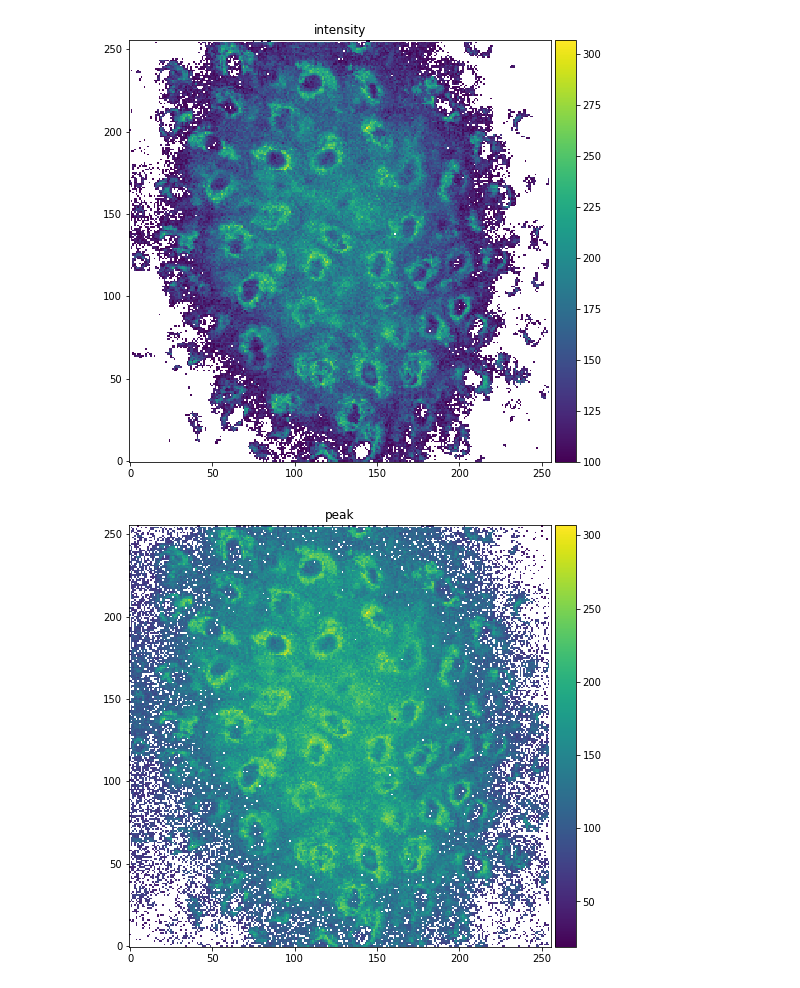
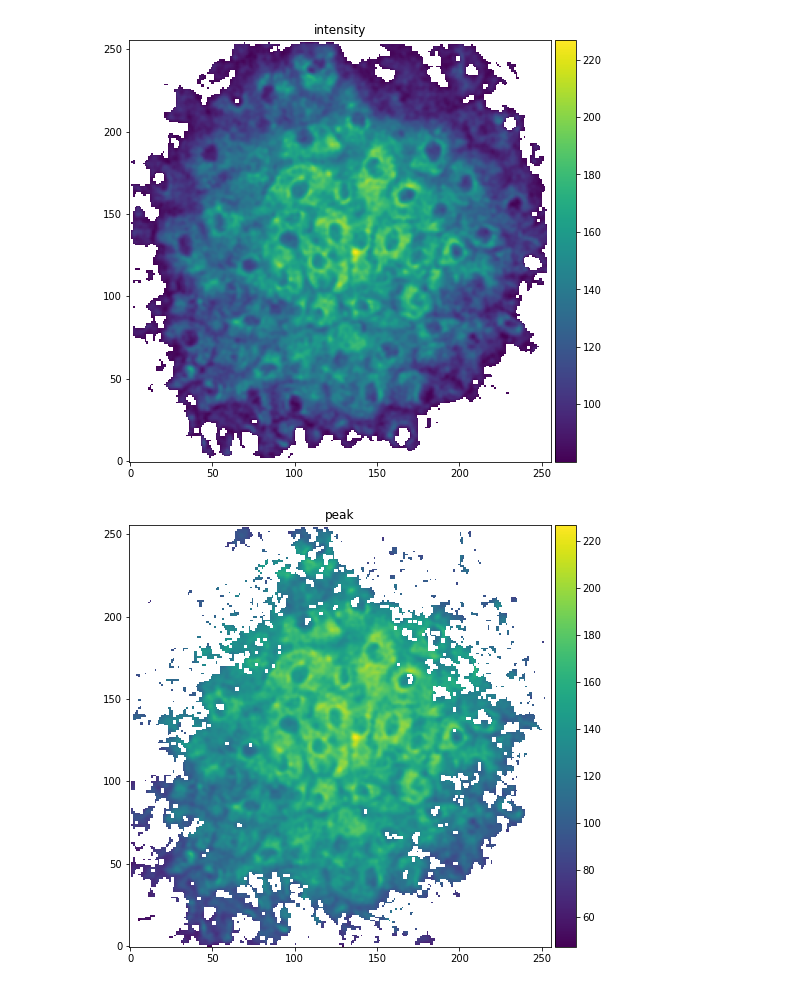
Before and after one commit to Biophotonics-COMI/flimview, a Jupyter notebook: notebooks/masks.ipynb, the cells around one changed output. Drawn from its saved outputs; the diff is of its cells as text; code cells hidden in the pictures.

```diff
--- a/notebooks/masks.ipynb
+++ b/notebooks/masks.ipynb
@@ -10 +17,4 @@ sdtfile = '/home/matias/Research/GSK/Psoriasis/test_dataset/FLIM_D/60_D_760nm_c1
+# %%
+### SDT File
+sdtfile = 'SDT/epidermis.sdt'
 # %%
@@ -12,2 +34,3 @@ data,header = io.read_sdt_file(sdtfile)
 # %%
-c11 = flim.FlimCube(data, header)
+## Create a FlimCube
+fc = flim.FlimCube(data, header)
@@ -14 +77,4 @@ c11 = flim.FlimCube(data, header)
+# %%
+## Bin data
+fc_bin = flim.binCube(fc, bin=3, kernel='gauss', sigma=1)
 # %%
@@ -18,10 +85,12 @@ pu.plot2d(c11.intensity, title='no mask')
 # %%
-c11.mask_intensity(100)
-pu.plot2d(c11.intensity, title='intensity')
+## Mask by intensity
+fc_bin.mask_intensity(80)
+pu.plot2d(fc_bin.intensity, title='intensity')
 # %% [output]
-[figure, old version]
+[figure, new version]
 # %%
-c11.mask_peak(5)
-pu.plot2d(c11.intensity, title='peak')
+## Mask by peak
+fc_bin.mask_peak(4)
+pu.plot2d(fc_bin.intensity, title='peak')
 # %% [output]
-[figure, old version]
+[figure, new version]
```
Also changed, not shown: parts of 19 cells of this notebook, 7 other files.
